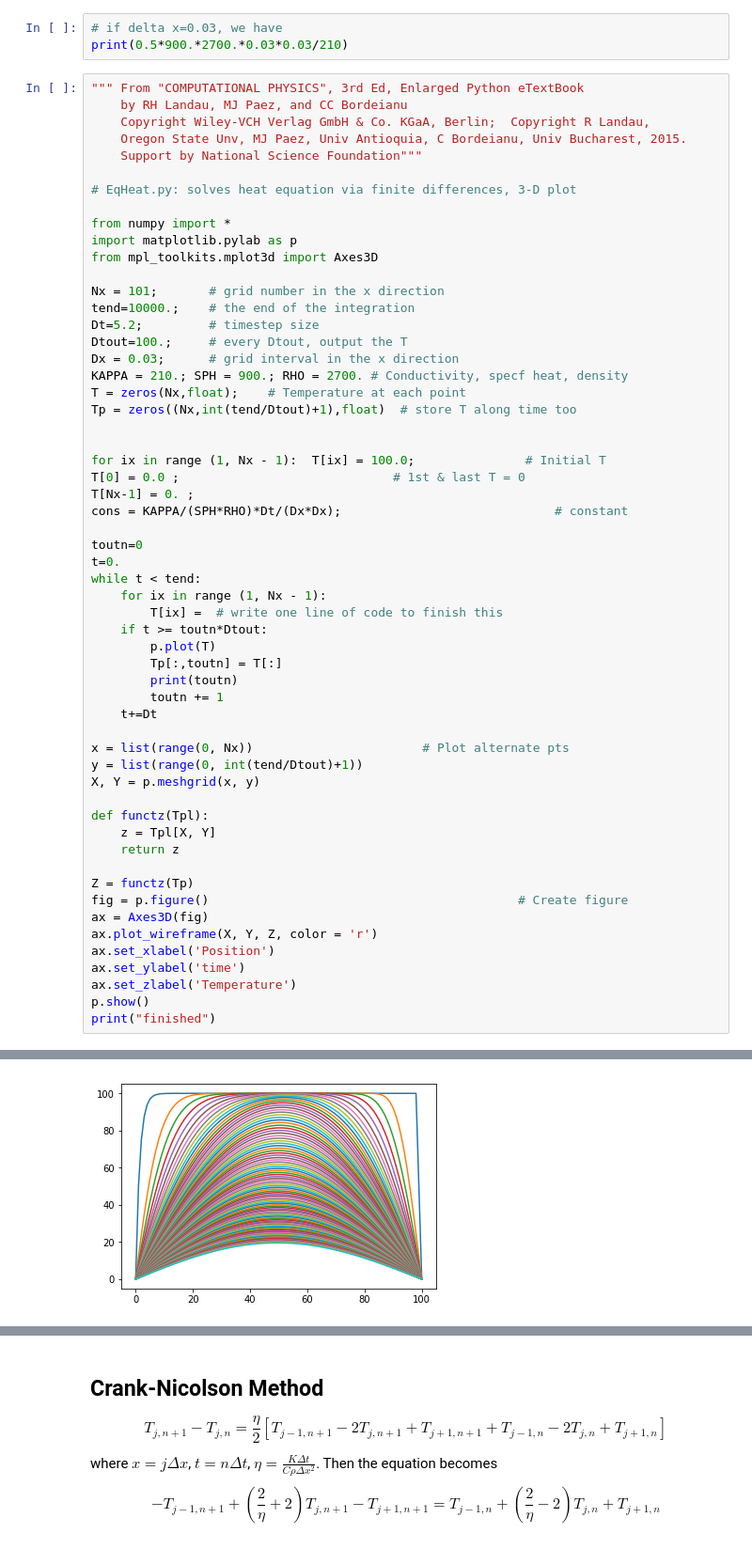
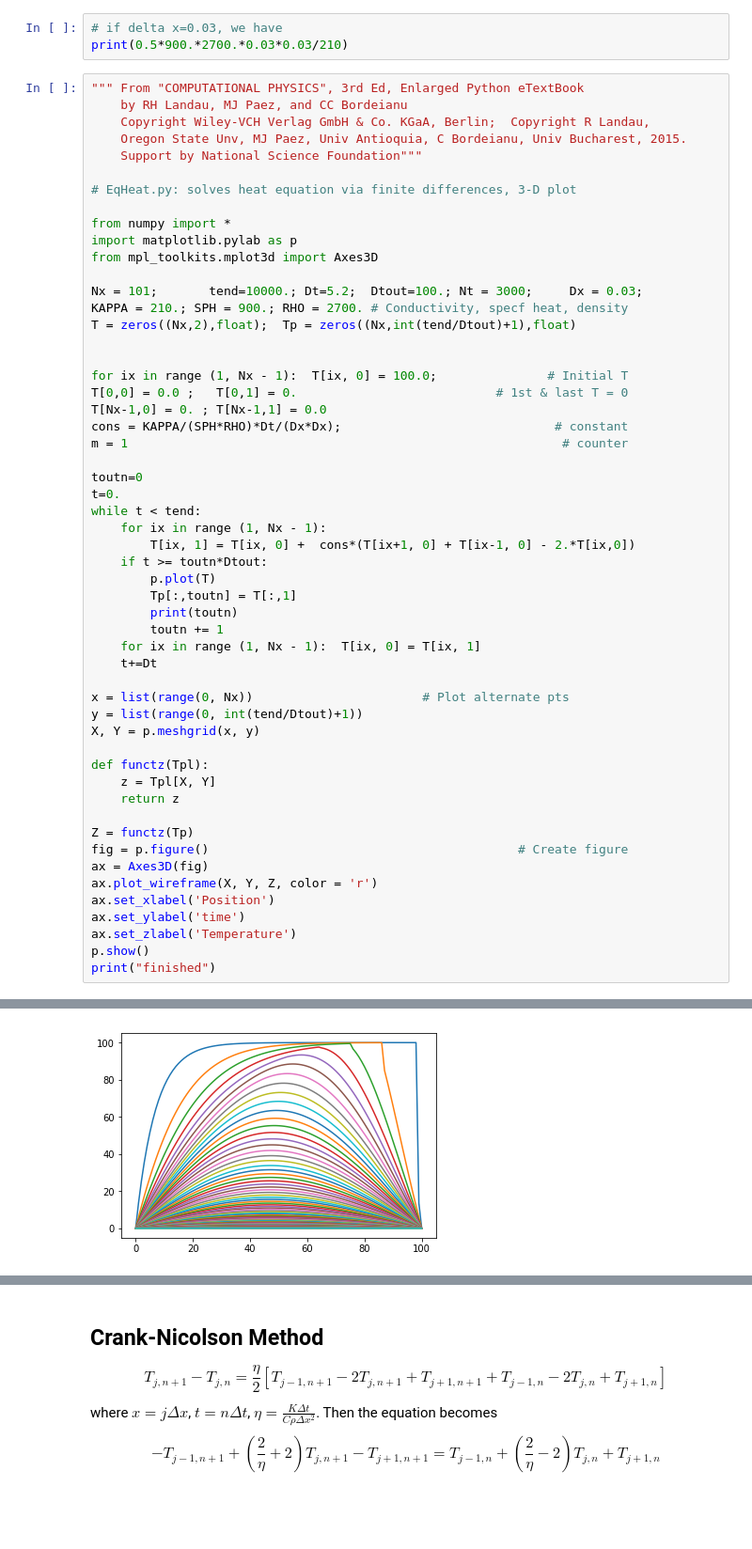
Before and after one commit to cullenluong/computational-physics-class-404-604-Spring-2018, a Jupyter notebook: Lect11.ipynb, the cells around one changed output, grey strips where cells are left out. Shown at 94% size. Drawn from its saved outputs; the diff is of its cells as text; blank space fills up the shorter version.

```diff
--- a/Lect11.ipynb
+++ b/Lect11.ipynb
@@ -58,31 +58,28 @@ from numpy import *
 import matplotlib.pylab as p
 from mpl_toolkits.mplot3d import Axes3D
 
-Nx = 101;       # grid number in the x direction
-tend=10000.;    # the end of the integration
-Dt=5.2;         # timestep size
-Dtout=100.;     # every Dtout, output the T
-Dx = 0.03;      # grid interval in the x direction
+Nx = 101;       tend=10000.; Dt=5.2;  Dtout=100.; Nt = 3000;     Dx = 0.03;
 KAPPA = 210.; SPH = 900.; RHO = 2700. # Conductivity, specf heat, density
-T = zeros(Nx,float);    # Temperature at each point
-Tp = zeros((Nx,int(tend/Dtout)+1),float)  # store T along time too
+T = zeros((Nx,2),float);  Tp = zeros((Nx,int(tend/Dtout)+1),float)
 
 
-for ix in range (1, Nx - 1):  T[ix] = 100.0;               # Initial T
-T[0] = 0.0 ;                             # 1st & last T = 0
-T[Nx-1] = 0. ;
+for ix in range (1, Nx - 1):  T[ix, 0] = 100.0;               # Initial T
+T[0,0] = 0.0 ;   T[0,1] = 0.                           # 1st & last T = 0
+T[Nx-1,0] = 0. ; T[Nx-1,1] = 0.0
 cons = KAPPA/(SPH*RHO)*Dt/(Dx*Dx);                             # constant
+m = 1                                                           # counter
 
 toutn=0
 t=0.
 while t < tend:
     for ix in range (1, Nx - 1):
-        T[ix] =  # write one line of code to finish this
+        T[ix, 1] = T[ix, 0] +  cons*(T[ix+1, 0] + T[ix-1, 0] - 2.*T[ix,0])
     if t >= toutn*Dtout:
         p.plot(T)
-        Tp[:,toutn] = T[:]
+        Tp[:,toutn] = T[:,1]
         print(toutn)
         toutn += 1
+    for ix in range (1, Nx - 1):  T[ix, 0] = T[ix, 1]
     t+=Dt
 
 x = list(range(0, Nx))                       # Plot alternate pts
@@ -93,31 +90,31 @@ def functz(Tpl):
     z = Tpl[X, Y]
     return z
 
 Z = functz(Tp)
 fig = p.figure()                                          # Create figure
 ax = Axes3D(fig)
 ax.plot_wireframe(X, Y, Z, color = 'r')
 ax.set_xlabel('Position')
 ax.set_ylabel('time')
 ax.set_zlabel('Temperature')
 p.show()
 print("finished")
 # %% [output]
 0
 1
 2
 3
 4
 5
 6
 7
 8
 9
 10
 11
 ... (84 lines left out)
 96
 97
 98
 99
-[figure, old version]
+[figure, new version]
```
Also changed, not shown: parts of 9 cells of this notebook.
